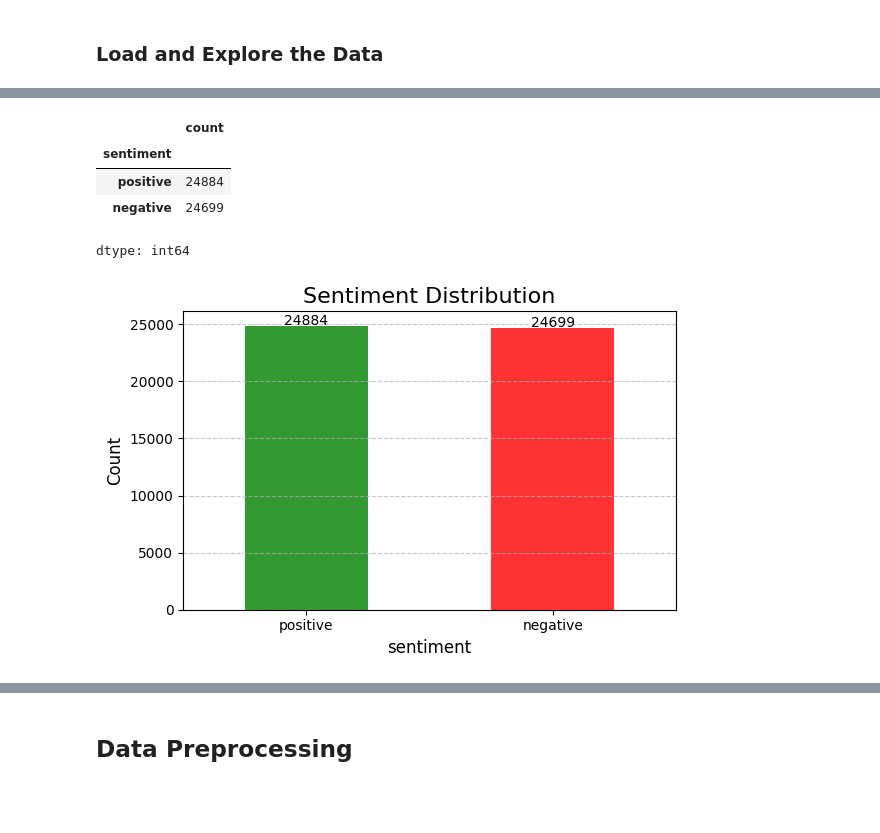
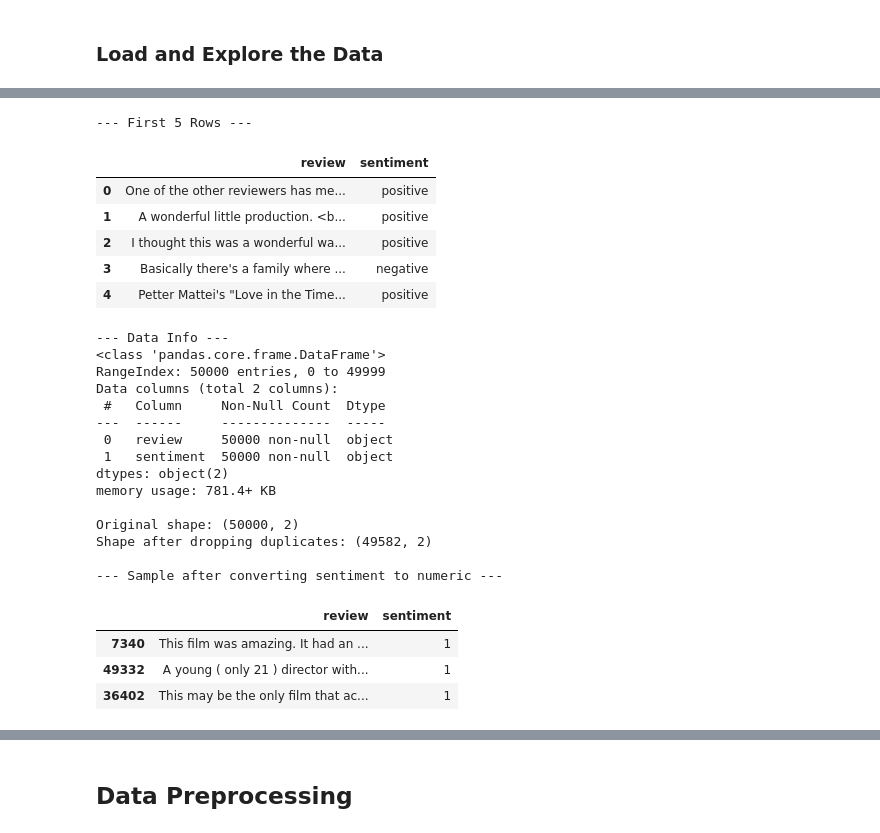
Before and after one commit to DarshitaDwivedii/Sentiment-Analysis-Project, a Jupyter notebook: Sentiment_Analysis_Project.ipynb, the cells around one changed output, grey strips where cells are left out. Saved outputs shown, nothing was run; the diff lists cells and outputs as text; code cells hidden in the pictures; blank space fills up the shorter version.

```diff
--- a/Sentiment_Analysis_Project.ipynb
+++ b/Sentiment_Analysis_Project.ipynb
@@ -82,33 +58,46 @@ data.shape
-# %%
-data['sentiment'].value_counts()
-# %% [output]
-|  | count |
-| sentiment |  |
-| positive | 24884 |
-| negative | 24699 |
-dtype: int64
-# %%
-# Plotting the sentiment distribution
-plt.figure(figsize=(6, 4))  # Larger size for better readability
-plt.title("Sentiment Distribution", fontsize=16)
-plt.xlabel("Sentiment", fontsize=12)
-plt.ylabel("Count", fontsize=12)
-
-# Plot bar chart with colors
-data['sentiment'].value_counts().plot(kind='bar', color=['green', 'red'], alpha=0.8)
-
-# Enhance x and y ticks
-plt.xticks(rotation=0, fontsize=10)
-plt.yticks(fontsize=10)
-
-# Add grid for better visibility
-plt.grid(axis='y', linestyle='--', alpha=0.7)
-
-# Add values on top of the bars
-for i, value in enumerate(data['sentiment'].value_counts()):
-    plt.text(i, value + 50, str(value), ha='center', fontsize=10, color='black')
-
-plt.tight_layout()  # To prevent clipping
-plt.show()
-# %% [output]
-[figure, removed]
+# %%
+data = pd.read_csv('IMDB Dataset.csv')
+
+# --- Initial Exploration ---
+print("--- First 5 Rows ---")
+display(data.head())
+
+print("\n--- Data Info ---")
+data.info()
+
+# --- Handle Duplicates ---
+print(f"\nOriginal shape: {data.shape}")
+data.drop_duplicates(inplace=True)
+print(f"Shape after dropping duplicates: {data.shape}")
+
+# --- Convert sentiment to numerical format ---
+data['sentiment'] = data['sentiment'].replace({'positive': 1, 'negative': 0})
+print("\n--- Sample after converting sentiment to numeric ---")
+display(data.sample(3))
+# %% [output]
+--- First 5 Rows ---
+|  | review | sentiment |
+| 0 | One of the other reviewers has me... | positive |
+| 1 | A wonderful little production. <b... | positive |
+| 2 | I thought this was a wonderful wa... | positive |
+| 3 | Basically there's a family where ... | negative |
+| 4 | Petter Mattei's "Love in the Time... | positive |
+--- Data Info ---
+<class 'pandas.core.frame.DataFrame'>
+RangeIndex: 50000 entries, 0 to 49999
+Data columns (total 2 columns):
+ #   Column     Non-Null Count  Dtype
+---  ------     --------------  -----
+ 0   review     50000 non-null  object
+ 1   sentiment  50000 non-null  object
+dtypes: object(2)
+memory usage: 781.4+ KB
+
+Original shape: (50000, 2)
+Shape after dropping duplicates: (49582, 2)
+
+--- Sample after converting sentiment to numeric ---
+|  | review | sentiment |
+| 7340 | This film was amazing. It had an ... | 1 |
+| 49332 | A young ( only 21 ) director with... | 1 |
+| 36402 | This may be the only film that ac... | 1 |
```
Also changed, not shown: parts of 31 cells of this notebook, 4 other files.
